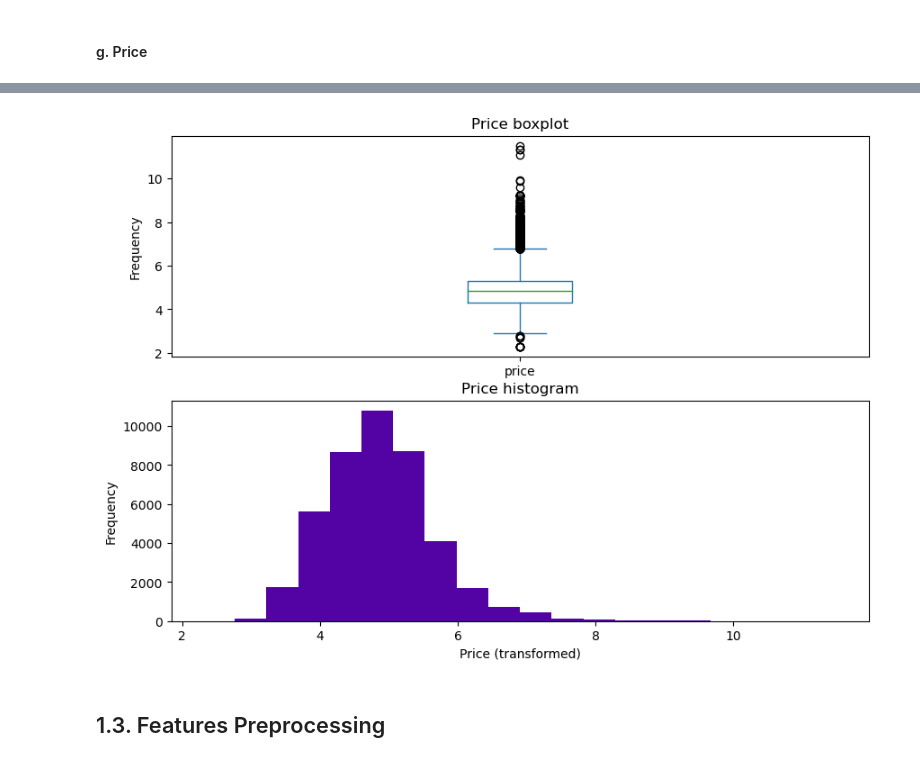
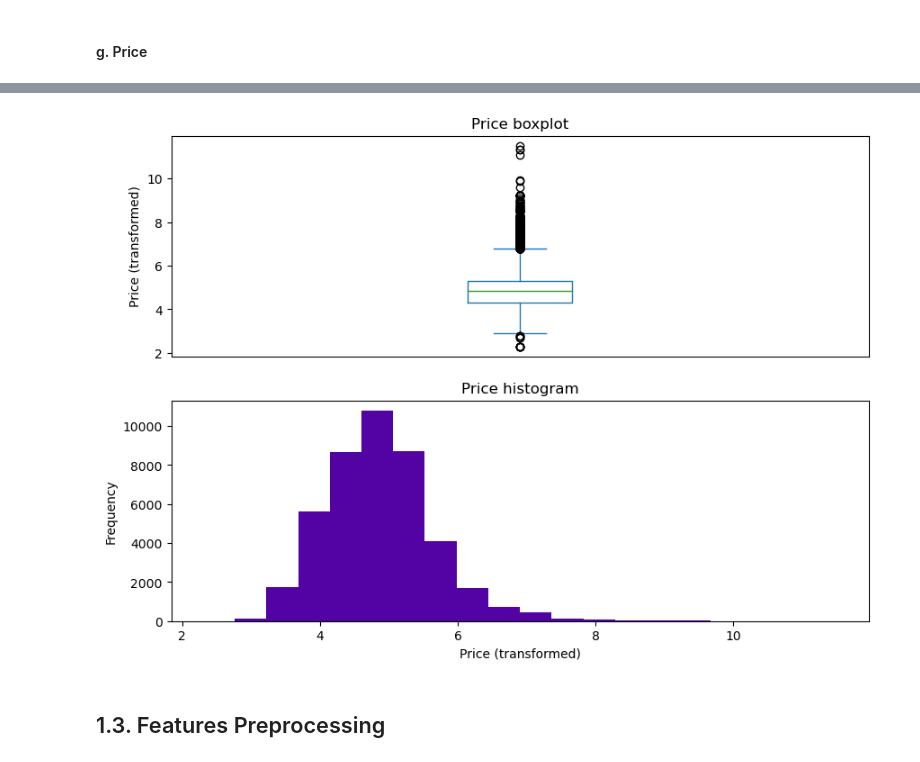
Before and after one commit to dabykov/Projects, a Jupyter notebook: project-2/airbnb_nyc_project.ipynb, the cells around one changed output, grey strips where cells are left out. Drawn from its saved outputs; the diff is of its cells as text; code cells hidden in the pictures.

```diff
--- a/project-2/airbnb_nyc_project.ipynb
+++ b/project-2/airbnb_nyc_project.ipynb
@@ -457,13 +460,14 @@ plt.show()
 # %%
 fig, axes = plt.subplots(2, figsize=(10,7))
 airbnb['price'].plot.box(ax = axes[0], title='Price boxplot')
 airbnb['price'].plot.hist(bins=20, ax=axes[1], title ='Price histogram', color=colors)
 axes[1].set_xlabel('Price (transformed)')
-axes[0].set_ylabel('Frequency')
+axes[0].set_ylabel('Price (transformed)')
+axes[0].set_xticks(ticks=[])
 
 plt.show()
 # %% [output]
-[figure, old version]
+[figure, new version]
 # %% [markdown]
 ## 1.3. Features Preprocessing
 # %% [markdown]
```
Also changed, not shown: parts of 20 cells of this notebook.
